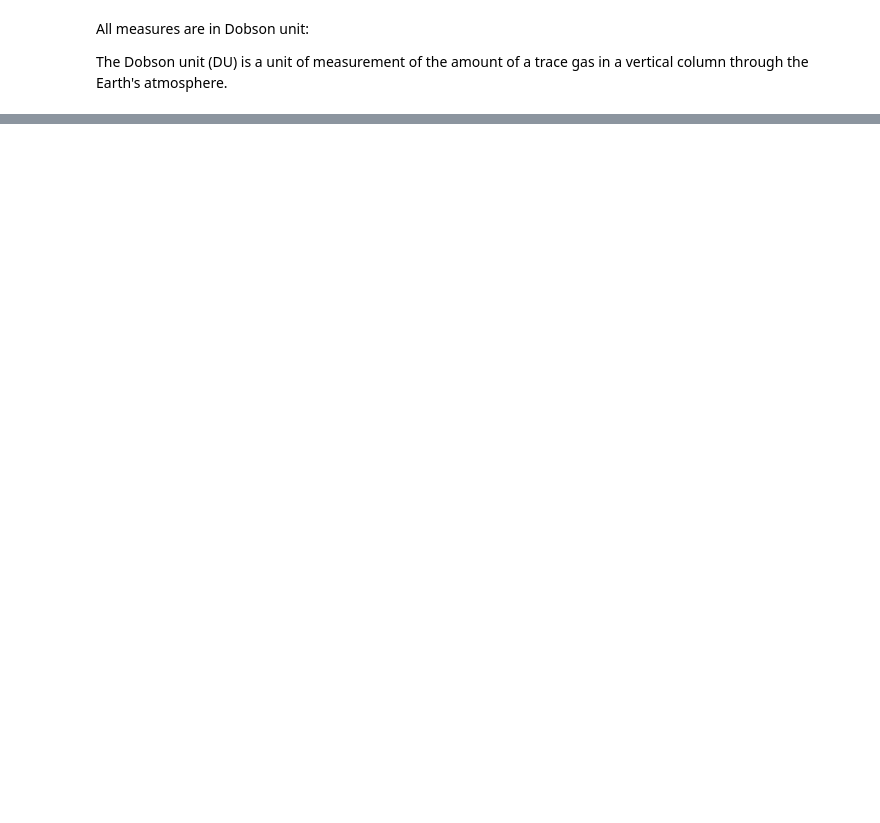
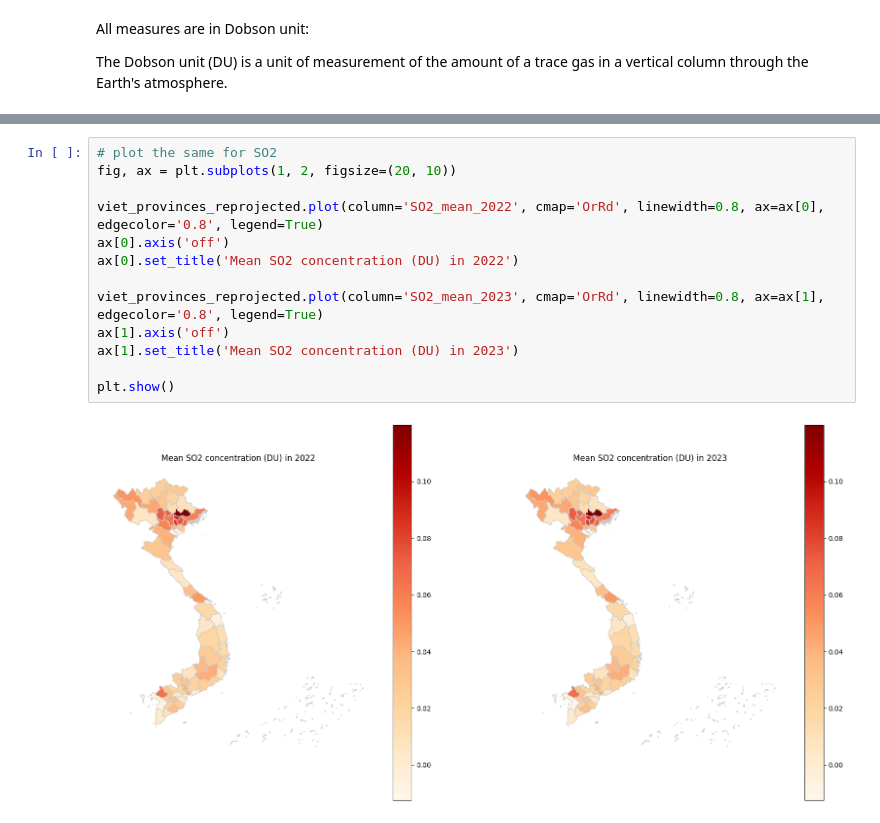
Before and after one commit to nickeubank/Vietnam_air_pollution, a Jupyter notebook: airpollution.ipynb, the cells around one changed output, grey strips where cells are left out. Cells and saved outputs as stored; diff of their text form; blank space fills up the shorter version.

```diff
--- a/airpollution.ipynb
+++ b/airpollution.ipynb
@@ -271,0 +301,15 @@ viet_provinces.to_csv('vietnam_air_pollution_v4.csv', index=False)
+# %%
+# plot the same for SO2
+fig, ax = plt.subplots(1, 2, figsize=(20, 10))
+
+viet_provinces_reprojected.plot(column='SO2_mean_2022', cmap='OrRd', linewidth=0.8, ax=ax[0], edgecolor='0.8', legend=True)
+ax[0].axis('off')
+ax[0].set_title('Mean SO2 concentration (DU) in 2022')
+
+viet_provinces_reprojected.plot(column='SO2_mean_2023', cmap='OrRd', linewidth=0.8, ax=ax[1], edgecolor='0.8', legend=True)
+ax[1].axis('off')
+ax[1].set_title('Mean SO2 concentration (DU) in 2023')
+
+plt.show()
+# %% [output]
+[figure, added]
```
Also changed, not shown: parts of 5 cells of this notebook.
